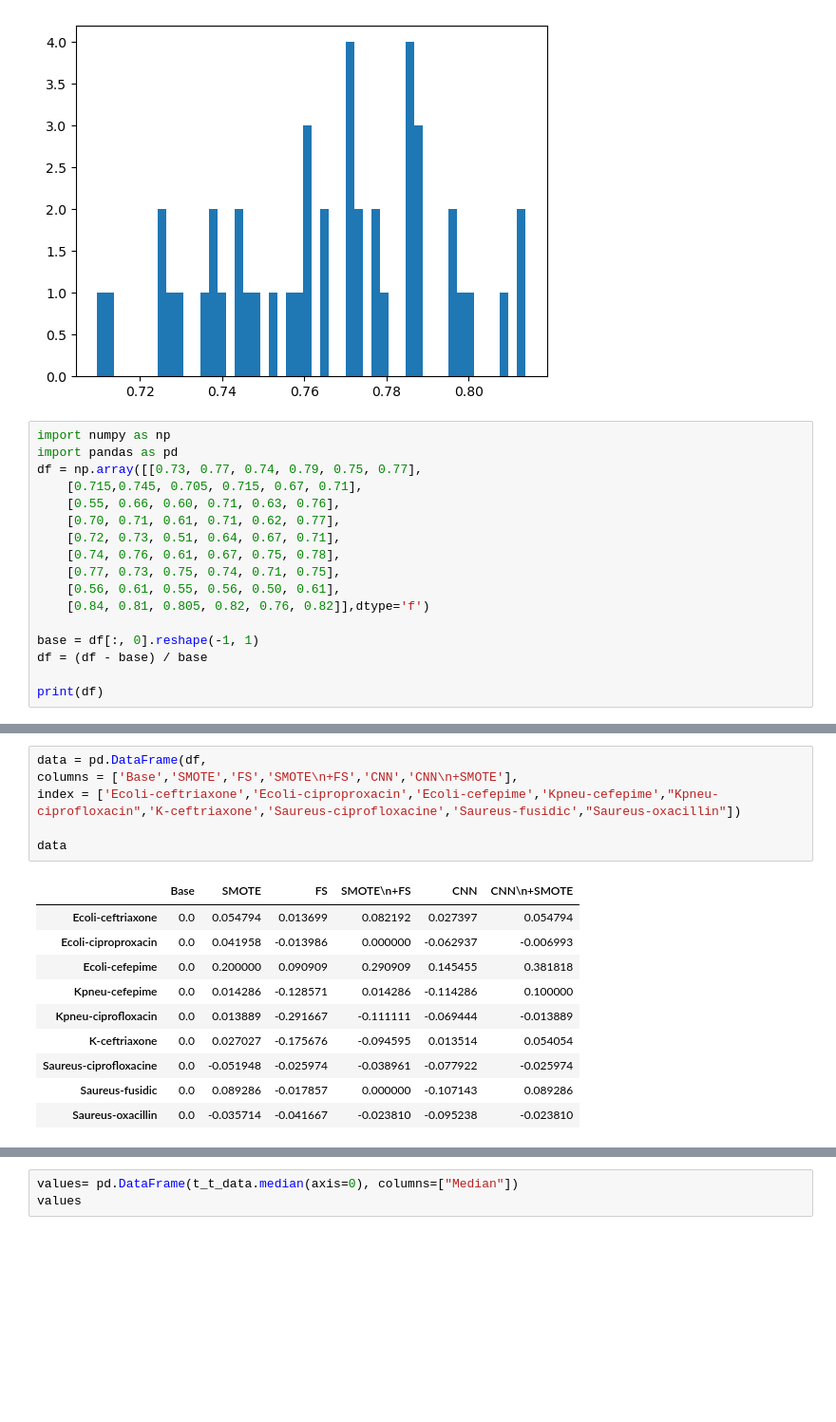
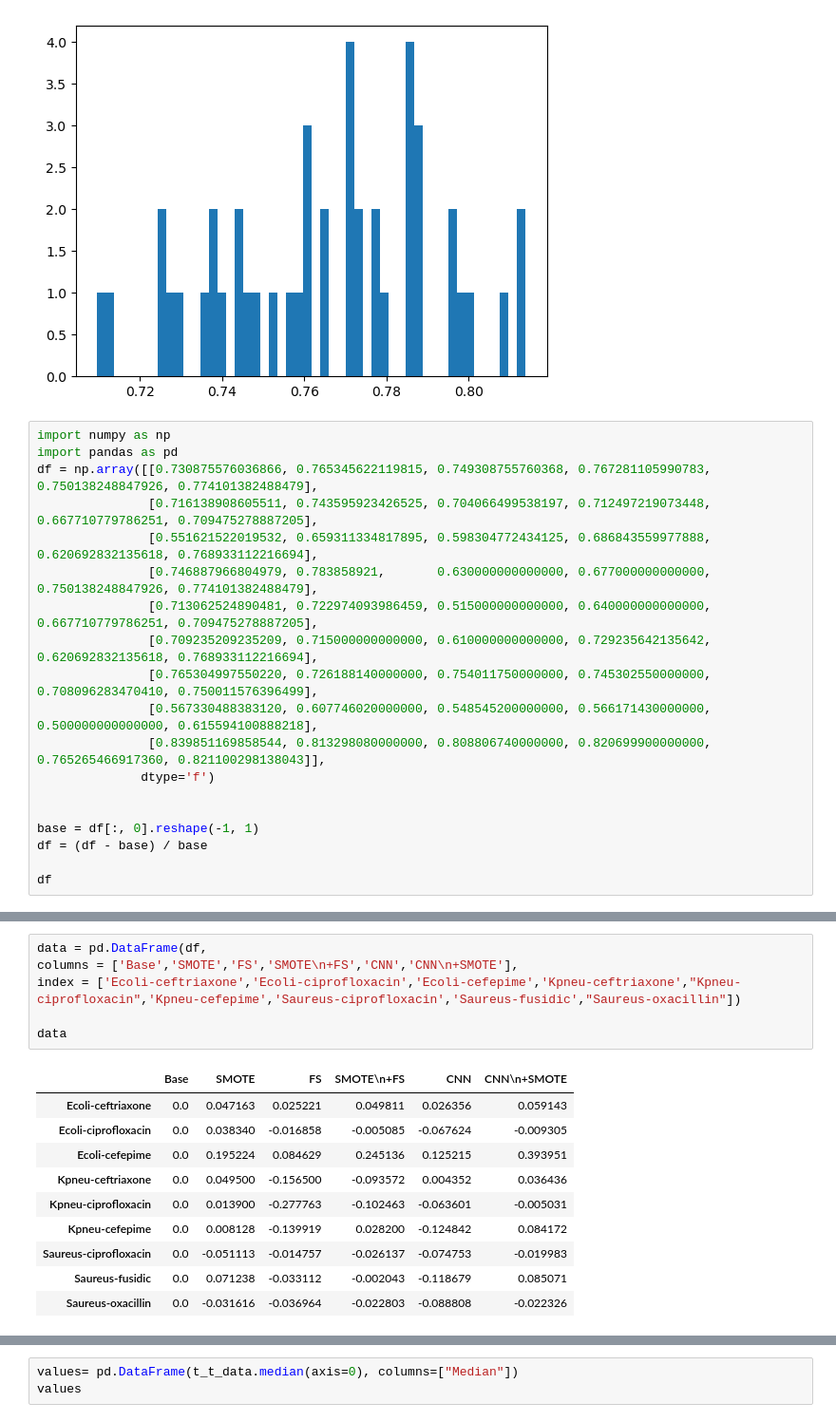
Before and after one commit to seibikobara/CS534FinalMSpathogens, a Jupyter notebook: etc.ipynb, the cells around one changed output, grey strips where cells are left out. Shown: that part at 95% size. Saved outputs shown, nothing was run; the diff lists cells and outputs as text; blank space fills up the shorter version.

```diff
--- a/etc.ipynb
+++ b/etc.ipynb
@@ -56,18 +56,20 @@ plt.hist(regular_roc, bins =50)
 # %%
 import numpy as np
 import pandas as pd
-df = np.array([[0.73, 0.77, 0.74, 0.79, 0.75, 0.77],
-    [0.715,0.745, 0.705, 0.715, 0.67, 0.71],
-    [0.55, 0.66, 0.60, 0.71, 0.63, 0.76],
-    [0.70, 0.71, 0.61, 0.71, 0.62, 0.77],
-    [0.72, 0.73, 0.51, 0.64, 0.67, 0.71],
-    [0.74, 0.76, 0.61, 0.67, 0.75, 0.78],
-    [0.77, 0.73, 0.75, 0.74, 0.71, 0.75],
-    [0.56, 0.61, 0.55, 0.56, 0.50, 0.61],
-    [0.84, 0.81, 0.805, 0.82, 0.76, 0.82]],dtype='f')
+df = np.array([[0.730875576036866, 0.765345622119815, 0.749308755760368, 0.767281105990783, 0.750138248847926, 0.774101382488479],
+               [0.716138908605511, 0.743595923426525, 0.704066499538197, 0.712497219073448, 0.667710779786251, 0.709475278887205],
+               [0.551621522019532, 0.659311334817895, 0.598304772434125, 0.686843559977888, 0.620692832135618, 0.768933112216694],
+               [0.746887966804979, 0.783858921,       0.630000000000000, 0.677000000000000, 0.750138248847926, 0.774101382488479],
+               [0.713062524890481, 0.722974093986459, 0.515000000000000, 0.640000000000000, 0.667710779786251, 0.709475278887205],
+               [0.709235209235209, 0.715000000000000, 0.610000000000000, 0.729235642135642, 0.620692832135618, 0.768933112216694],
+               [0.765304997550220, 0.726188140000000, 0.754011750000000, 0.745302550000000, 0.708096283470410, 0.750011576396499],
+               [0.567330488383120, 0.607746020000000, 0.548545200000000, 0.566171430000000, 0.500000000000000, 0.615594100888218],
+               [0.839851169858544, 0.813298080000000, 0.808806740000000, 0.820699900000000, 0.765265466917360, 0.821100298138043]],
+              dtype='f')
+
 
 base = df[:, 0].reshape(-1, 1)
 df = (df - base) / base
 
-print(df)
+df
 # %% [output]
@@ -83,20 +94,20 @@ print(df)
 # %%
 data = pd.DataFrame(df,
 columns = ['Base','SMOTE','FS','SMOTE\n+FS','CNN','CNN\n+SMOTE'],
-index = ['Ecoli-ceftriaxone','Ecoli-ciproproxacin','Ecoli-cefepime','Kpneu-cefepime',"Kpneu-ciprofloxacin",'K-ceftriaxone','Saureus-ciprofloxacine','Saureus-fusidic',"Saureus-oxacillin"])
+index = ['Ecoli-ceftriaxone','Ecoli-ciprofloxacin','Ecoli-cefepime','Kpneu-ceftriaxone',"Kpneu-ciprofloxacin",'Kpneu-cefepime','Saureus-ciprofloxacin','Saureus-fusidic',"Saureus-oxacillin"])
 
 data
 # %% [output]
 |  | Base | SMOTE | FS | SMOTE\n+FS | CNN | CNN\n+SMOTE |
-| Ecoli-ceftriaxone | 0.0 | 0.054794 | 0.013699 | 0.082192 | 0.027397 | 0.054794 |
-| Ecoli-ciproproxacin | 0.0 | 0.041958 | -0.013986 | 0.000000 | -0.062937 | -0.006993 |
-| Ecoli-cefepime | 0.0 | 0.200000 | 0.090909 | 0.290909 | 0.145455 | 0.381818 |
-| Kpneu-cefepime | 0.0 | 0.014286 | -0.128571 | 0.014286 | -0.114286 | 0.100000 |
-| Kpneu-ciprofloxacin | 0.0 | 0.013889 | -0.291667 | -0.111111 | -0.069444 | -0.013889 |
-| K-ceftriaxone | 0.0 | 0.027027 | -0.175676 | -0.094595 | 0.013514 | 0.054054 |
-| Saureus-ciprofloxacine | 0.0 | -0.051948 | -0.025974 | -0.038961 | -0.077922 | -0.025974 |
-| Saureus-fusidic | 0.0 | 0.089286 | -0.017857 | 0.000000 | -0.107143 | 0.089286 |
-| Saureus-oxacillin | 0.0 | -0.035714 | -0.041667 | -0.023810 | -0.095238 | -0.023810 |
+| Ecoli-ceftriaxone | 0.0 | 0.047163 | 0.025221 | 0.049811 | 0.026356 | 0.059143 |
+| Ecoli-ciprofloxacin | 0.0 | 0.038340 | -0.016858 | -0.005085 | -0.067624 | -0.009305 |
+| Ecoli-cefepime | 0.0 | 0.195224 | 0.084629 | 0.245136 | 0.125215 | 0.393951 |
+| Kpneu-ceftriaxone | 0.0 | 0.049500 | -0.156500 | -0.093572 | 0.004352 | 0.036436 |
+| Kpneu-ciprofloxacin | 0.0 | 0.013900 | -0.277763 | -0.102463 | -0.063601 | -0.005031 |
+| Kpneu-cefepime | 0.0 | 0.008128 | -0.139919 | 0.028200 | -0.124842 | 0.084172 |
+| Saureus-ciprofloxacin | 0.0 | -0.051113 | -0.014757 | -0.026137 | -0.074753 | -0.019983 |
+| Saureus-fusidic | 0.0 | 0.071238 | -0.033112 | -0.002043 | -0.118679 | 0.085071 |
+| Saureus-oxacillin | 0.0 | -0.031616 | -0.036964 | -0.022803 | -0.088808 | -0.022326 |
 # %%
 # normalize by row
 t_data = data.T
```
Also changed, not shown: parts of 3 cells of this notebook.
